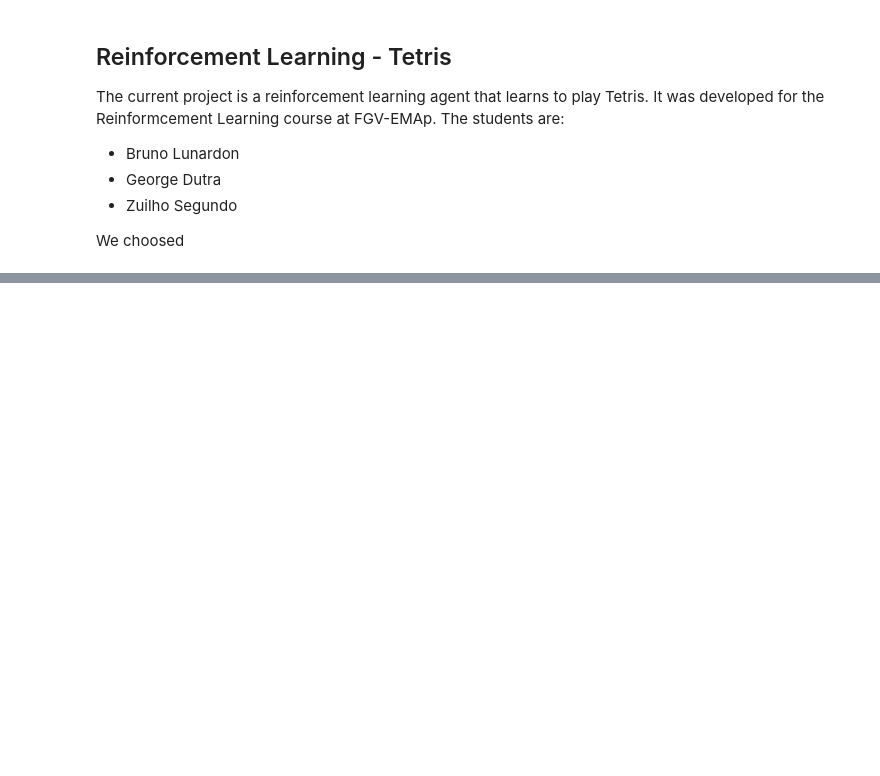
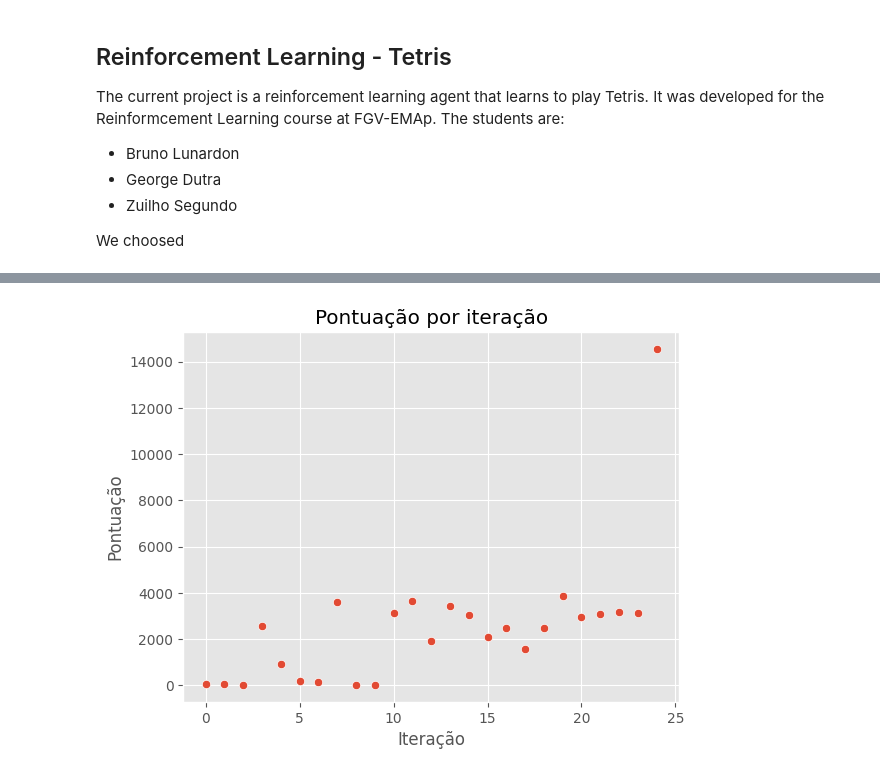
Before and after one commit to BrunoLunardon/RL-Tetris, a Jupyter notebook: tetris.ipynb, the cells around one changed output, grey strips where cells are left out. Saved outputs shown, nothing was run; the diff lists cells and outputs as text; code cells hidden in the pictures; blank space fills up the shorter version.

Commit message:
heuristics update

```diff
--- a/tetris.ipynb
+++ b/tetris.ipynb
@@ -158,0 +142,6 @@ plt.grid(True)
+# %%
+df=pd.read_csv('25pt_50g.csv')
+arr=df.to_numpy()
+ws=arr[:,0:4]
+best_ws=arr[-1,0:4]
+#heuristic_game(best_ws[0],best_ws[1],best_ws[2],best_ws[3],OPT,output_name="best.mp4")
@@ -158,0 +169,8 @@ plt.grid(True)
+# %%
+sns.scatterplot(x=np.arange(0,25),y=arr[:,4])
+plt.xlabel('Iteração')
+plt.ylabel('Pontuação')
+plt.title('Pontuação por iteração')
+plt.show()
+# %% [output]
+[figure, added]
```
Also changed, not shown: parts of 20 cells of this notebook, 4 other files.
